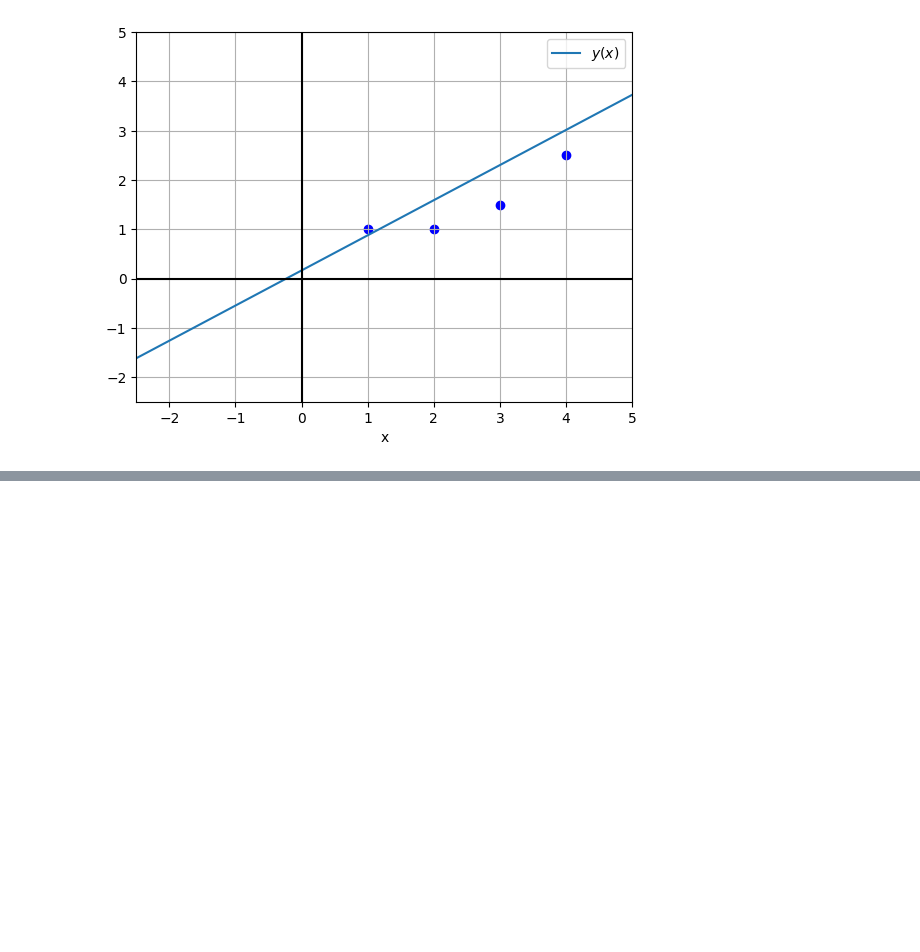
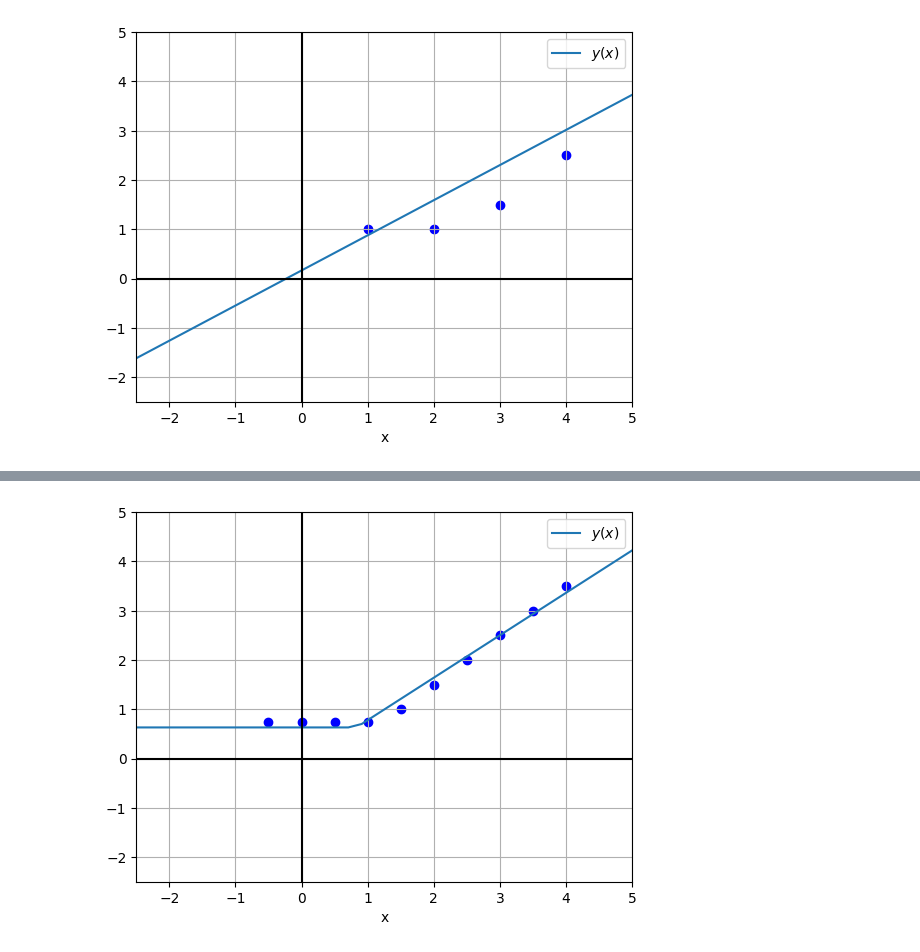
Before and after one commit to Justusperthes/Comphy, a Jupyter notebook: w9/neural_nets.ipynb, the cells around one changed output, grey strips where cells are left out. Saved outputs shown, nothing was run; the diff lists cells and outputs as text; code cells hidden in the pictures; blank space fills up the shorter version.

```diff
--- a/w9/neural_nets.ipynb
+++ b/w9/neural_nets.ipynb
@@ -571,0 +574,8 @@ plt.show()  # Display the plot
+# %%
+f = lambda x: x - 0.5
+def g(x):
+    x0 = 1.25
+    return torch.where(x>x0, f(x), f(x0))
+
+x_train = torch.tensor([-0.5, 0, 0.5, 1, 1.5, 2, 2.5, 3, 3.5, 4., ])
+y_train = g(x_train)
@@ -571,0 +659,28 @@ plt.show()  # Display the plot
+# %%
+def funkyfunc(x,w1,b1,w2,b2):
+    y = w2*torch.relu(w1 * x + b1)+b2
+    return y
+
+# Create a figure and an axes
+fig, ax = plt.subplots()
+xs = torch.linspace(-10, 10, 100, requires_grad=True)
+ys = funkyfunc(xs,w1_plt,b1_plt,w2_plt,b2_plt)
+yps = torch.autograd.grad(ys, xs, grad_outputs=torch.ones_like(xs))[0]
+
+with torch.no_grad():
+    ax.plot(xs, ys, label='$y(x)$')  # No conversion to numpy
+
+ax.set_xlabel("x")
+ax.grid(True)
+ax.axhline(0, color='k')
+ax.axvline(0, color='k')
+ax.set_xlim([-2.5, 5])
+ax.set_ylim([-2.5, 5])
+ax.legend()
+
+# Plot data points
+plt.scatter(x_train, y_train, color='blue', label='Data points')
+
+plt.show()  # Display the plot
+# %% [output]
+[figure, added]
```
Also changed, not shown: parts of 2 cells of this notebook.
